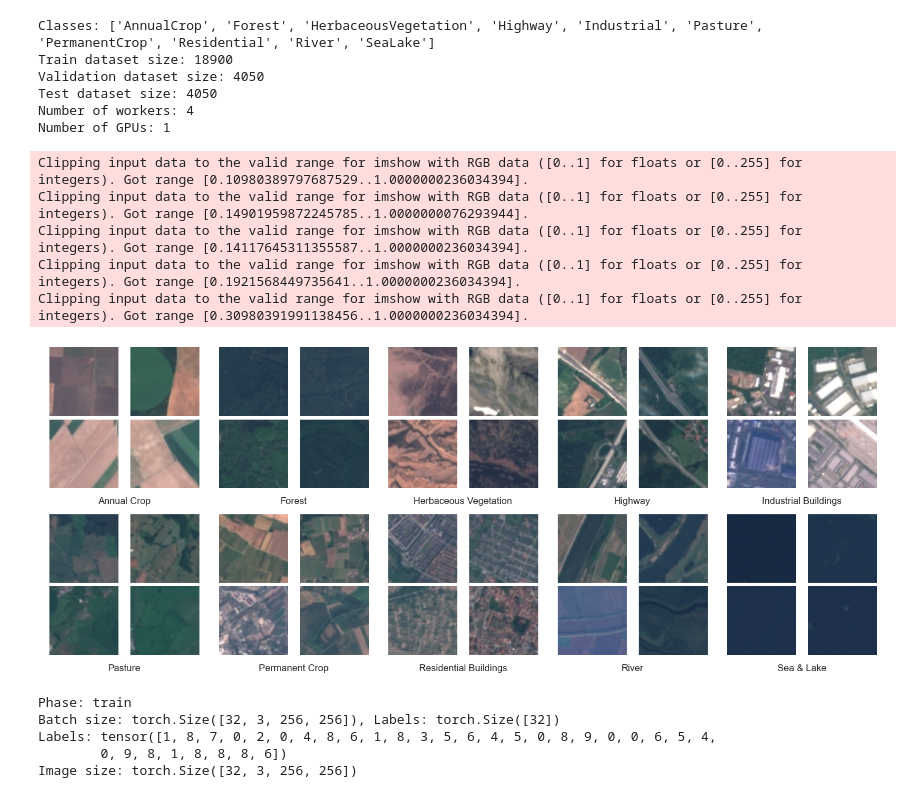
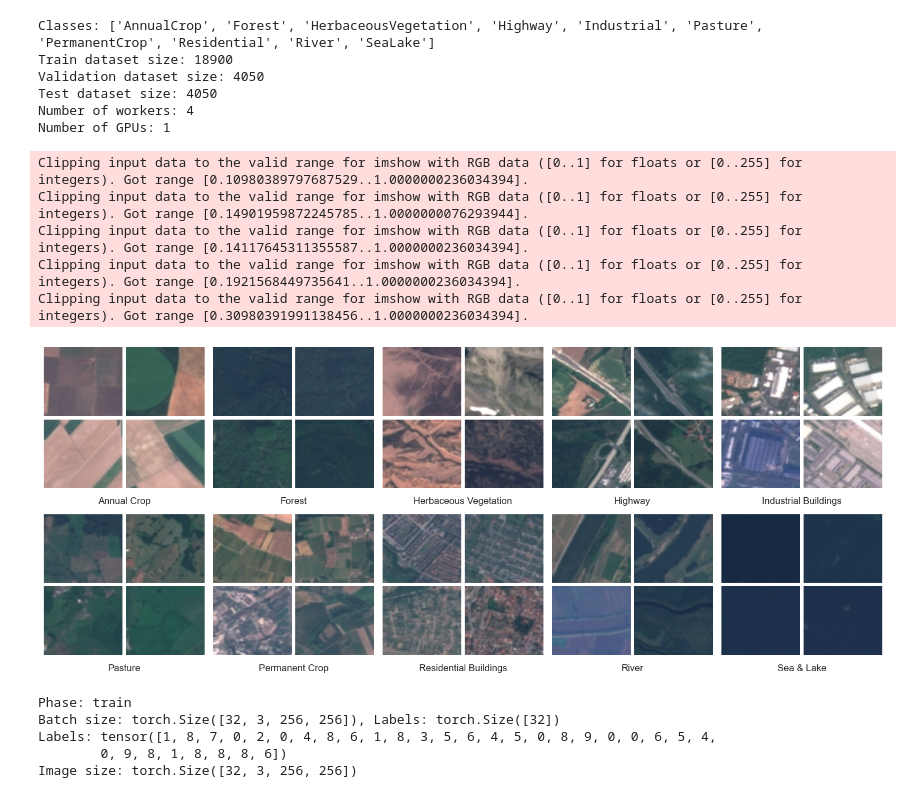
Before and after one commit to silveriorj/sentinel-2-cnn, a Jupyter notebook: land-cover-cnn.ipynb, the cells around one changed output. Saved outputs shown, nothing was run; the diff lists cells and outputs as text; code cells hidden in the pictures.

Commit message:
refactor: updated displayed sample dataset

```diff
--- a/land-cover-cnn.ipynb
+++ b/land-cover-cnn.ipynb
@@ -588,7 +588,7 @@ def plot_class_samples(dataset, num_rows=2, num_cols=5, samples_per_class=4):
         col = i % num_cols
 
         # Create a sub-gridspec for the samples
-        samples_grid = outer_grid[row * 2, col].subgridspec(samples_grid_size, samples_grid_size, wspace=0.01, hspace=0.05)
+        samples_grid = outer_grid[row * 2, col].subgridspec(samples_grid_size, samples_grid_size, wspace=0.05, hspace=0.05)
 
         # Get the image samples for this class
         indices = class_sample_indices[class_name]
@@ -598,35 +598,35 @@ def plot_class_samples(dataset, num_rows=2, num_cols=5, samples_per_class=4):
             sample_row = j // samples_grid_size
             sample_col = j % samples_grid_size
 
             # Get image and convert if needed
             img, _ = dataset[idx]
 
             # Convert tensor to numpy array if needed
             if isinstance(img, torch.Tensor):
                 img = img.permute(1, 2, 0).numpy()
                 img = stds * img + means
 
             # Plot the image
             ax = fig.add_subplot(samples_grid[sample_row, sample_col])
-            ax.imshow(img)
+            ax.imshow(img, aspect='auto')
             ax.axis('off')
 
         # Add class title
         title_ax = fig.add_subplot(outer_grid[row * 2 + 1, col])
         display_name = display_name_mapping.get(class_name, class_name)
         title_ax.text(0.5, 0.5, display_name, ha='center', va='center', fontsize=12)
         title_ax.axis('off')
 
     plt.tight_layout()
     return fig
 fig = plot_class_samples(dataset, num_rows=2, num_cols=5, samples_per_class=4)
 # %% [output]
 Clipping input data to the valid range for imshow with RGB data ([0..1] for floats or [0..255] for integers). Got range [0.10980389797687529..1.0000000236034394].
 Clipping input data to the valid range for imshow with RGB data ([0..1] for floats or [0..255] for integers). Got range [0.14901959872245785..1.0000000076293944].
 Clipping input data to the valid range for imshow with RGB data ([0..1] for floats or [0..255] for integers). Got range [0.14117645311355587..1.0000000236034394].
 Clipping input data to the valid range for imshow with RGB data ([0..1] for floats or [0..255] for integers). Got range [0.1921568449735641..1.0000000236034394].
 Clipping input data to the valid range for imshow with RGB data ([0..1] for floats or [0..255] for integers). Got range [0.30980391991138456..1.0000000236034394].
-[figure, old version]
+[figure, new version]
 # %%
 # check if the dataloaders are working
 for phase in data_loaders:
```
Also changed, not shown: 3 other files.
